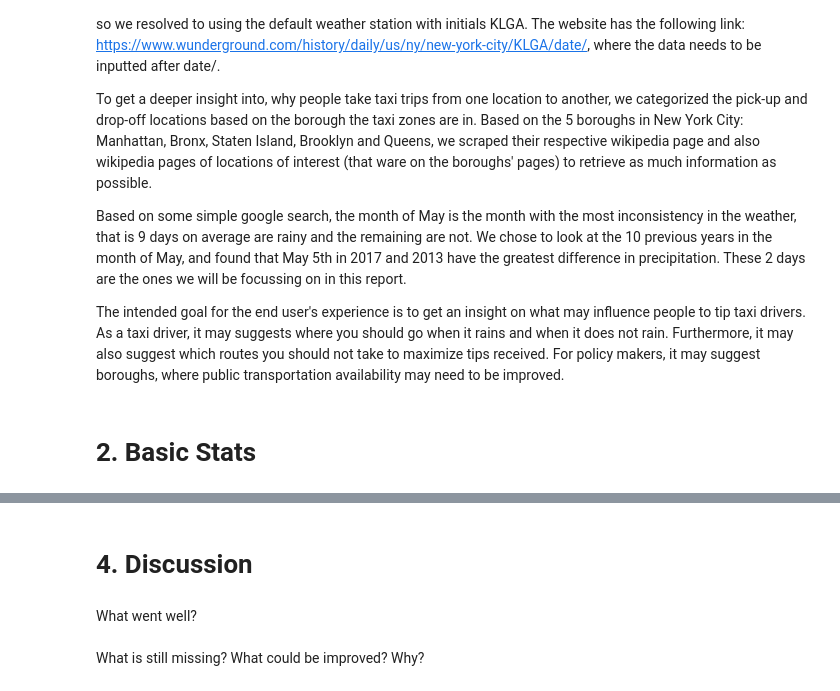
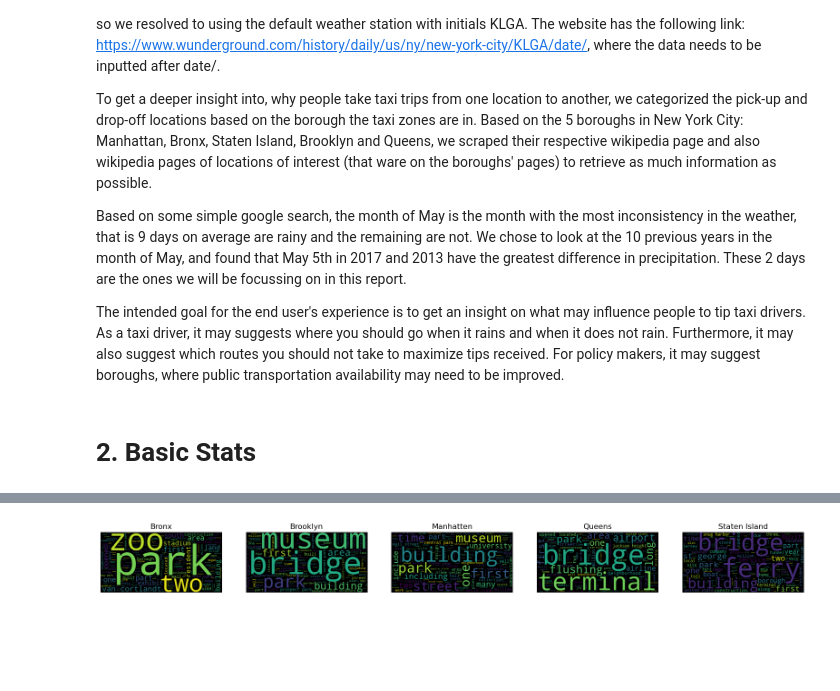
Before and after one commit to jesp9435/ComSocSci, a Jupyter notebook: Explainer.ipynb, the cells around one changed output, grey strips where cells are left out. Drawn from its saved outputs; the diff is of its cells as text; code cells hidden in the pictures; blank space fills up the shorter version.

```diff
--- a/Explainer.ipynb
+++ b/Explainer.ipynb
@@ -337,7 +463,37 @@ How did you use the tools to understand your dataset?
-# %% [markdown]
-# 4. Discussion
-# %% [markdown]
-What went well?
-<br>
-<br>
-What is still missing? What could be improved? Why?
+# %%
+# Function to clean text using NLTK. This function will be used to clean the text from the Wikipedia pages.
+def clean_text(text):
+    text = text.lower()
+    # Remove punctuation
+    text = text.translate(str.maketrans('', '', string.punctuation))
+    # Remove stopwords
+    stop_words = set(stopwords.words('english'))
+    # Add custom words to stop words to remove them from the text
+    stop_words.update(["new", "new work", "york city", "york", "bronx", "brooklyn",
+                       "manhattan", "queen", "staten island", "city", "nyc","queens", "staten", "island",])
+    # Tokenize the text
+    words = nltk.word_tokenize(text)
+
+    filtered_words = [word for word in words if word not in stop_words]
+    # Lemmatize the words
+    lemmatizer = WordNetLemmatizer()
+    lemmatized_words = [lemmatizer.lemmatize(word) for word in filtered_words]
+
+    return ' '.join(lemmatized_words)
+# %%
+# Creating the wordclouds for each borough based on the text from the Wikipedia pages
+fig, axs = plt.subplots(1, 5, figsize=(20, 10))
+
+titles = ['Bronx', 'Brooklyn', 'Manhatten', 'Queens', 'Staten Island']
+temp_ = boroughs_info.copy()
+
+for i in range(5):
+    temp_[i] = clean_text(temp_[i])
+    temp_[i] = temp_[i].split(" ")
+    wc = wordcloud.WordCloud().generate(' '.join(temp_[i]))
+    axs[i].imshow(wc, interpolation='bilinear')
+    axs[i].axis("off")
+    axs[i].set_title(titles[i])
+plt.show()
+# %% [output]
+[figure, added]
```
Also changed, not shown: parts of 35 cells of this notebook, 1 other file.
